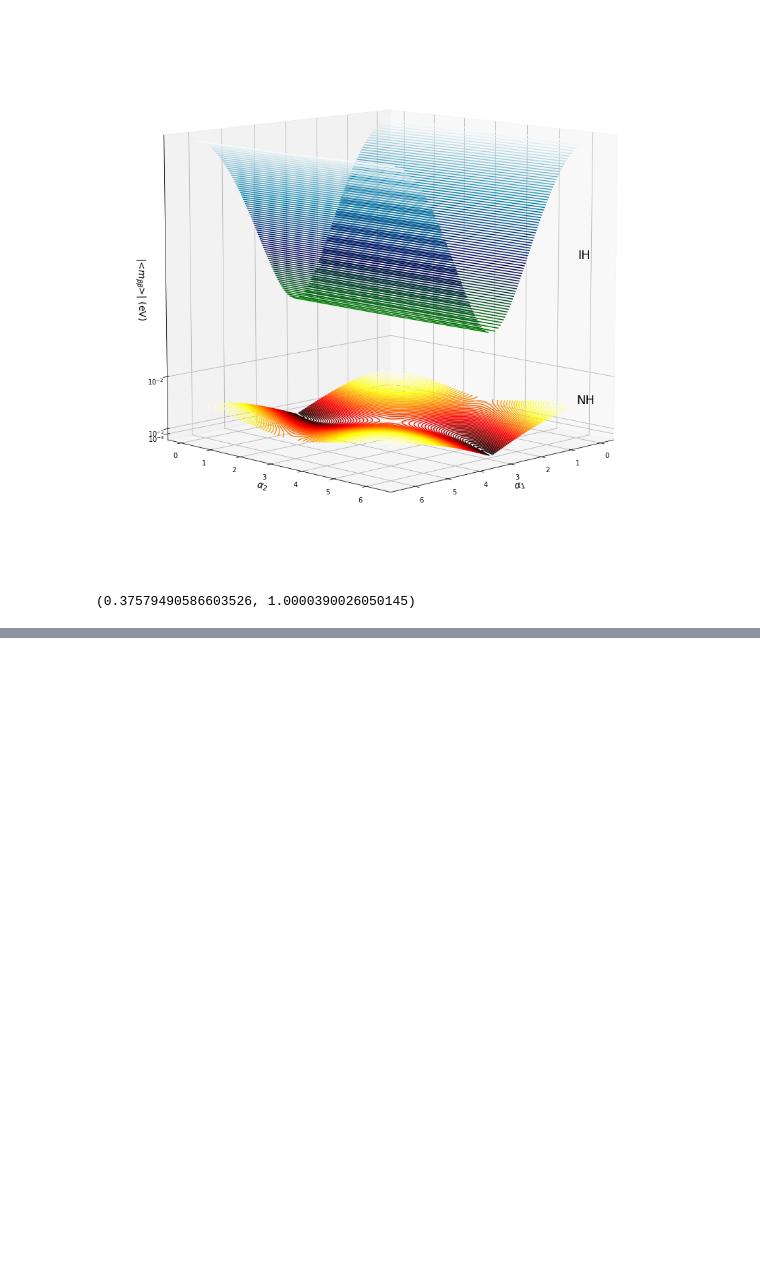
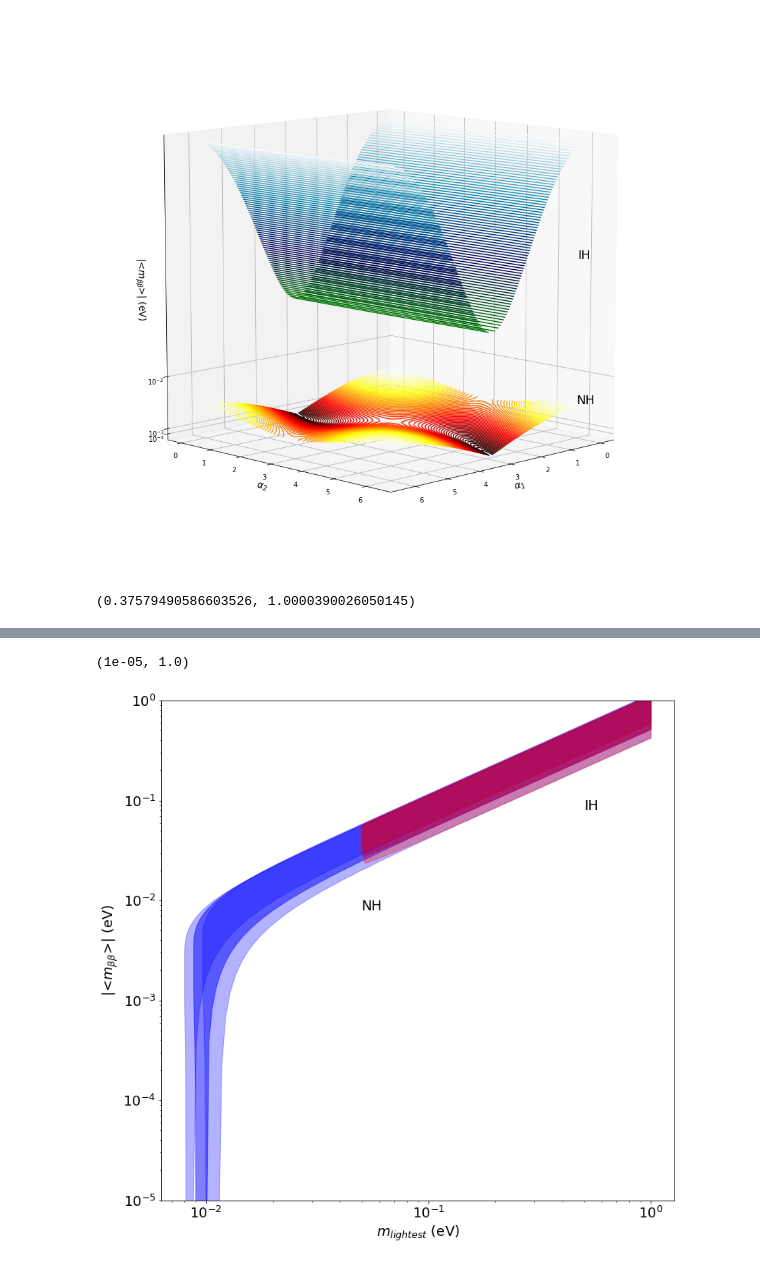
Before and after one commit to proscrite/lobster, a Jupyter notebook: inss_lobster.ipynb, the cells around one changed output, grey strips where cells are left out. Cells and saved outputs as stored; diff of their text form; code cells hidden in the pictures; blank space fills up the shorter version.

```diff
--- a/inss_lobster.ipynb
+++ b/inss_lobster.ipynb
@@ -224,0 +331,10 @@ plt.show()
+# %%
+def mbb_mb_range(m1, s12sq, s13sq, s23sq, dm21sq, dm32sq,
+              hierarchy, step=0.005):
+
+    phis = np.arange(0, 2 * np.pi, step)
+
+    # Create a grid of mbbs with phi2 and phi3 taking on all combinations
+    mbbs = mbb_mb(m1, s12sq, s13sq, s23sq, dm21sq, dm32sq,
+               phis, phis[:,np.newaxis], hierarchy)
+    return (np.min(mbbs), np.max(mbbs))
@@ -224,0 +386,24 @@ plt.show()
+# %%
+plt.figure(figsize=(12,12))
+plot_mbb_mb(s12sq, s13sq, s23sq, dm21sq, dm32sq, hierarchy=1, step=0.005)
+
+plot_mbb_mb(s12sq, s13sq, s23sq, dm21sq, dm32sq, hierarchy=-1, step=0.005)
+
+# 3sigma CI
+plot_mbb_mb(us12sq, us13sq, us23sq, udm21sq, udm32sq, hierarchy=1, step=0.005, alpha=0.3)
+plot_mbb_mb(ds12sq, ds13sq, ds23sq, ddm21sq, ddm32sq, hierarchy=1, step=0.005, alpha=0.3)
+plot_mbb_mb(us12sq, us13sq, us23sq, udm21sq, udm32sq, hierarchy=-1, step=0.005, alpha=0.3)
+plot_mbb_mb(ds12sq, ds13sq, ds23sq, ddm21sq, ddm32sq, hierarchy=-1, step=0.005, alpha=0.3)
+
+plt.text(5e-1, 8e-2, 'IH', fontsize =18)
+plt.text(5e-2, 8e-3, 'NH', fontsize =18)
+plt.yticks(fontsize=18)
+plt.xticks(fontsize=18)
+
+plt.ylabel('|<$m_{\\beta \\beta}$>| (eV)', fontsize=18)
+plt.xlabel('$m_{lightest}$ (eV)', fontsize=18)
+
+plt.ylim(1e-4, 1e0)
+# %% [output]
+(1e-05, 1.0)
+[figure, added]
```
Also changed, not shown: parts of 10 cells of this notebook, 1 other file.
